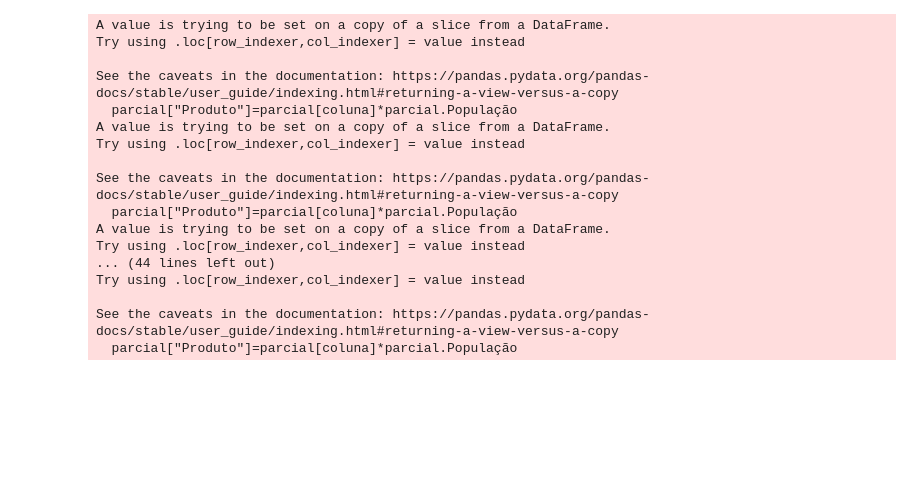
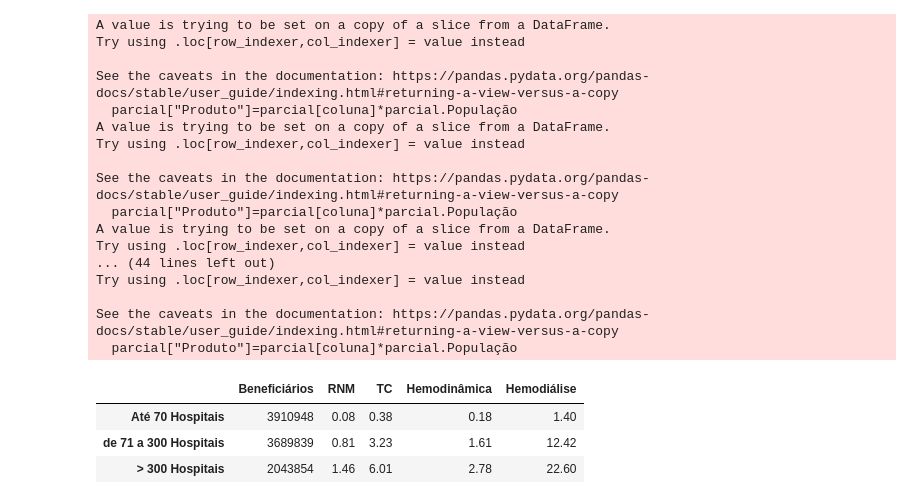
Before and after one commit to RenatoJoseVieira/ANS_Equipamentos, a Jupyter notebook: Revisão Acesso.ipynb, the cells around one changed output. Drawn from its saved outputs; the diff is of its cells as text; code cells hidden in the pictures; blank space fills up the shorter version.

```diff
--- a/Revisão Acesso.ipynb
+++ b/Revisão Acesso.ipynb
@@ -169,3 +168,46 @@ for i in tqdm(df.index):
+# %%
+from tqdm import tqdm
+
+# Pré-calculando dicionários para evitar filtragens repetidas
+planos_by_chave = planos.groupby('Chave')['CD_CNES'].unique().to_dict()
+cnes_to_chave = planos.groupby('CD_CNES')['Chave'].unique().to_dict()
+pop_planos_dict = beneficiarios.groupby('Chave')['QT_BENEFICIARIO_ATIVO'].sum().to_dict()
+
+# Inicializa listas de resultados
+rnm = []
+ct = []
+hemod = []
+hemodl = []
+
+for i in tqdm(df.index):
+    # Obtém hospitais associados à chave i
+    hospitais = planos_by_chave.get(i, [])
+
+    # Obtém todas as chaves correspondentes aos hospitais encontrados
+    planos_hospitais = set()
+    for h in hospitais:
+        if h in cnes_to_chave:
+            planos_hospitais.update(cnes_to_chave[h])
+
+    # Soma da população desses planos
+    pop_planos = sum(pop_planos_dict.get(ch, 0) for ch in planos_hospitais)
+
+    # Seleciona apenas hospitais presentes na tabela_eq
+    lista_hosp = tabela_eq.index.intersection(hospitais)
+    parcial_tabela = tabela_eq.loc[lista_hosp]
+
+    # Evita divisão por zero se pop_planos for 0
+    if pop_planos == 0:
+        # Caso não exista população, assume-se 0 para evitar erro de divisão
+        rnm.append(0)
+        ct.append(0)
+        hemod.append(0)
+        hemodl.append(0)
+    else:
+        rnm.append(parcial_tabela["Ressonância"].sum() * 100000 / pop_planos)
+        ct.append(parcial_tabela["CT"].sum() * 100000 / pop_planos)
+        hemod.append(parcial_tabela["Hemodinâmica"].sum() * 100000 / pop_planos)
+        hemodl.append(parcial_tabela["Hemodiálise"].sum() * 100000 / pop_planos)
 # %%
 df["RNM"]=rnm
 df["TC"]=ct
@@ -202,4 +244,11 @@ Try using .loc[row_indexer,col_indexer] = value instead
 
 See the caveats in the documentation: https://pandas.pydata.org/pandas-docs/stable/user_guide/indexing.html#returning-a-view-versus-a-copy
   parcial["Produto"]=parcial[coluna]*parcial.População
+# %%
+tabela.round(2)
+# %% [output]
+|  | Beneficiários | RNM | TC | Hemodinâmica | Hemodiálise |
+| Até 70 Hospitais | 3910948 | 0.08 | 0.38 | 0.18 | 1.40 |
+| de 71 a 300 Hospitais | 3689839 | 0.81 | 3.23 | 1.61 | 12.42 |
+| > 300 Hospitais | 2043854 | 1.46 | 6.01 | 2.78 | 22.60 |
 # %%
```
Also changed, not shown: parts of 3 cells of this notebook.
